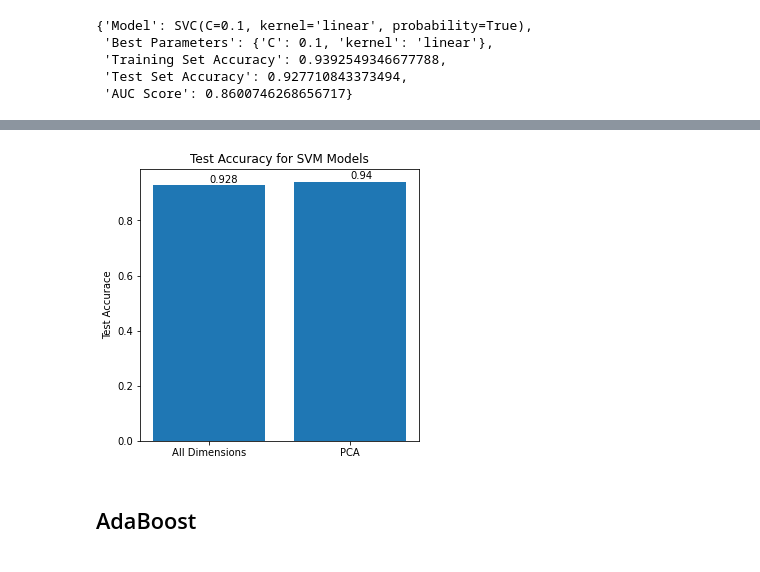
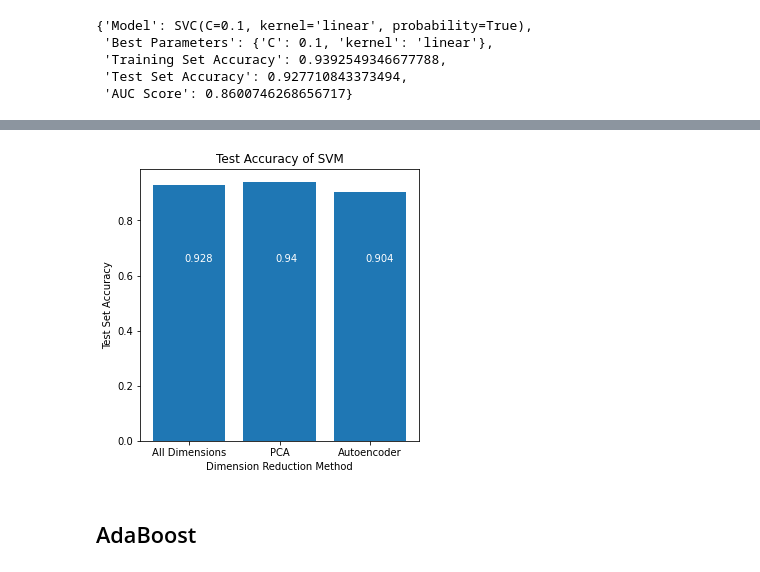
Before and after one commit to Alif108/CSE_472_Machine_Learning, a Jupyter notebook: Assignment/comaprison.ipynb, the cells around one changed output, grey strips where cells are left out. Cells and saved outputs as stored; diff of their text form; code cells hidden in the pictures.

```diff
--- a/Assignment/comaprison.ipynb
+++ b/Assignment/comaprison.ipynb
@@ -56,3 +56,6 @@ train_accuracy     0.936225
 test_accuracy      0.939759
 auc_score          0.891325
 Name: 0, dtype: float64
+# %%
+rf_ae_dict = pickle.load(open('Random Forest/RF_AE.pkl', 'rb'))
+rf_ae_dict
@@ -98,3 +119,8 @@ https://scikit-learn.org/stable/modules/model_persistence.html#security-maintain
  'Training Set Accuracy': 0.9392549346677788,
  'Test Set Accuracy': 0.927710843373494,
  'AUC Score': 0.8600746268656717}
+# %%
+svm_pca = pd.read_csv('SVM/pca_svm_results.csv')
+
+svm_pca_dict = svm_pca.loc[svm_pca['auc_score'].idxmax()]
+svm_pca_dict
@@ -101,4 +133,4 @@ https://scikit-learn.org/stable/modules/model_persistence.html#security-maintain
 # %%
-svm_pca = pickle.load(open('SVM/SVM_PCA.pkl', 'rb'))
-svm_pca
+svm_ae_dict = pickle.load(open('SVM/SVM_AE.pkl', 'rb'))
+svm_ae_dict
 # %% [output]
@@ -136,17 +166,20 @@ plt.show()
 # %%
 all_dim_acc = svm_all_dim['Test Set Accuracy']
-pca_acc = 0.939759
+pca_acc = svm_pca_dict['test_accuracy']
+svm_ae_acc = svm_ae_dict['test_acc']
 
 plt.figure(figsize=(5, 5))
-plt.bar(['All Dimensions', 'PCA'], [all_dim_acc, pca_acc])
-plt.text(0, all_dim_acc + 0.01, str(round(all_dim_acc, 3)))
-plt.text(1, pca_acc + 0.01, str(round(pca_acc, 3)))
-plt.ylabel('Test Accurace')
-plt.title('Test Accuracy for SVM Models')
-plt.savefig('SVM/svm_acc_scores.jpg', bounding_box_inches='tight')
+plt.bar(['All Dimensions', 'PCA', 'Autoencoder'], [all_dim_acc, pca_acc, svm_ae_acc])
+plt.xlabel('Dimension Reduction Method')
+plt.ylabel('Test Set Accuracy')
+plt.title('Test Accuracy of SVM')
+plt.text(-0.05, 0.65, round(all_dim_acc, 3), color='white')
+plt.text(0.95, 0.65, round(pca_acc, 3), color='white')
+plt.text(1.95, 0.65, round(svm_ae_acc, 3), color='white')
+plt.savefig('SVM/svm_acc_scores.jpg', dpi=300, bbox_inches='tight')
 plt.show()
 # %% [output]
-[figure, old version]
+[figure, new version]
 # %% [markdown]
 ## AdaBoost
 # %%
```
Also changed, not shown: parts of 18 cells of this notebook, 24 other files.
